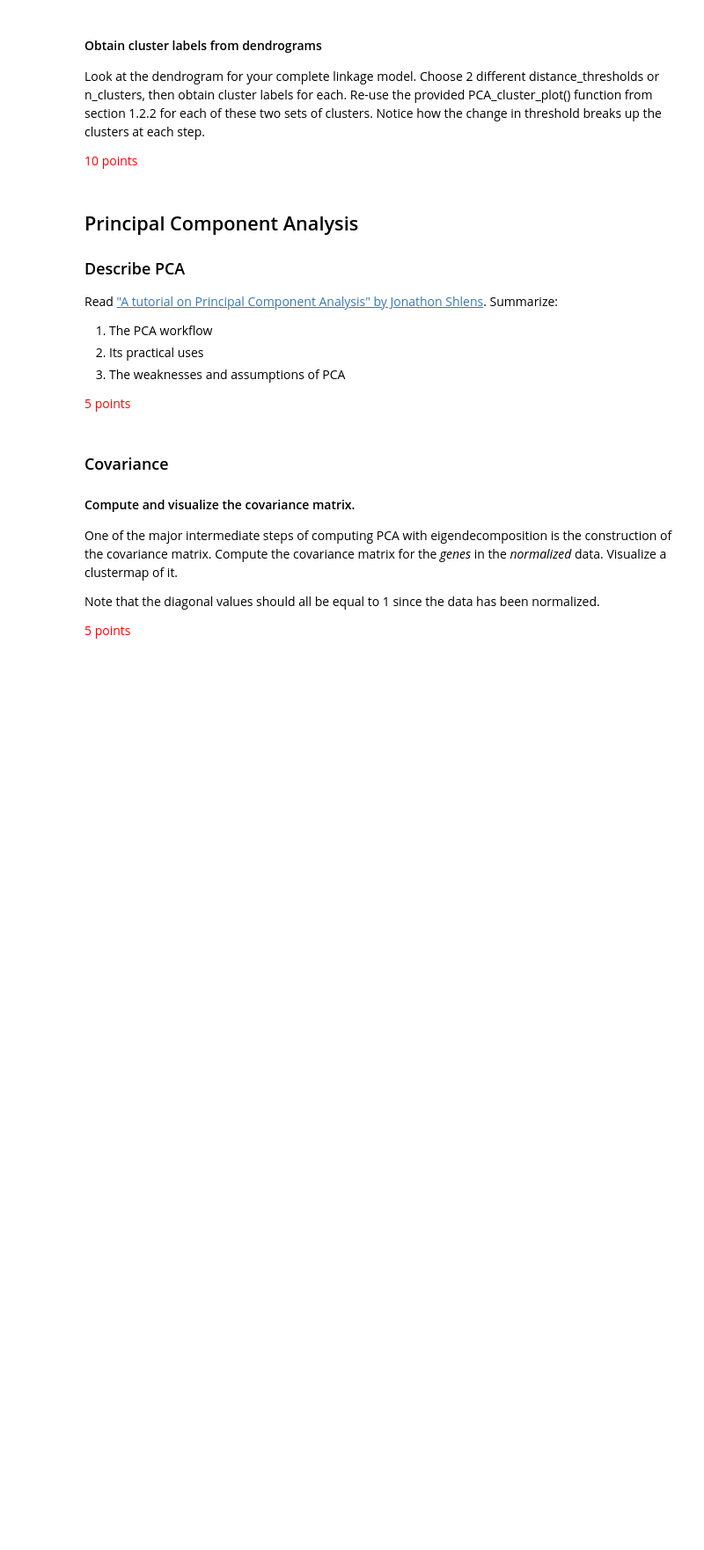
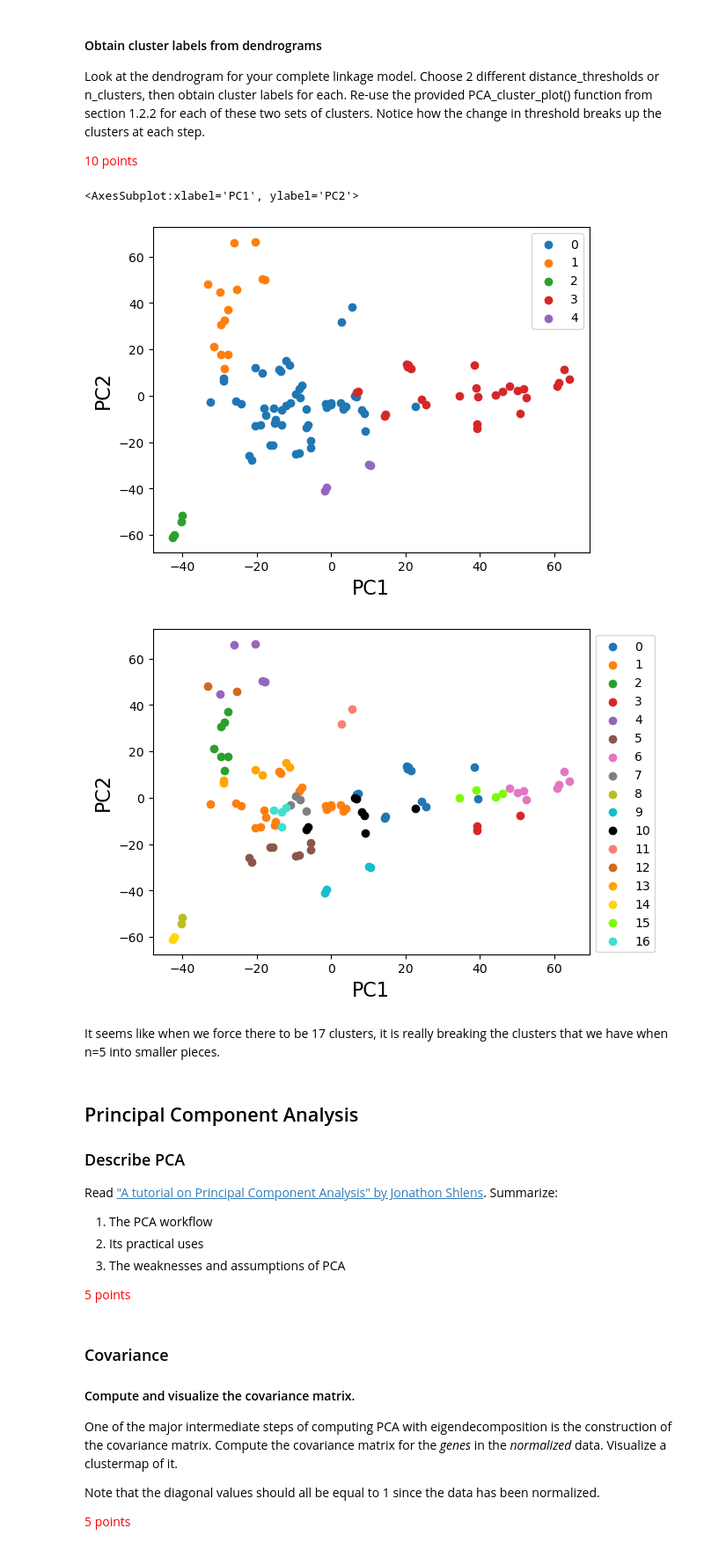
Before and after one commit to XuwenAmyLou/SP23-BENG213, a Jupyter notebook: HW2/Homework 2_ Unsupervised Learning.ipynb, the cells around one changed output. Shown at 88% size. Drawn from its saved outputs; the diff is of its cells as text; code cells hidden in the pictures; blank space fills up the shorter version.

```diff
--- a/HW2/Homework 2_ Unsupervised Learning.ipynb
+++ b/HW2/Homework 2_ Unsupervised Learning.ipynb
@@ -427,6 +455,26 @@ Use agglomerative clustering with single and complete linkage types and display
 Look at the dendrogram for your complete linkage model. Choose 2 different distance_thresholds or n_clusters, then obtain cluster labels for each. Re-use the provided PCA_cluster_plot() function from section 1.2.2 for each of these two sets of clusters. Notice how the change in threshold breaks up the clusters at each step.
 
 <span style="color:red">10 points</span>
+# %%
+from sklearn.cluster import AgglomerativeClustering
+
+clustering_model_1 = AgglomerativeClustering(n_clusters=5, linkage='complete')
+clustering_model_1.fit(data_T)
+labels_1 = pd.Series(clustering_model_1.labels_, data.columns)
+
+clustering_model_2 = AgglomerativeClustering(n_clusters=17, linkage='complete')
+clustering_model_2.fit(data_T)
+labels_2 = pd.Series(clustering_model_2.labels_, data.columns)
+
+
+PCA_cluster_plot(data, labels_1, ax = None)
+PCA_cluster_plot(data, labels_2, ax = None)
+# %% [output]
+<AxesSubplot:xlabel='PC1', ylabel='PC2'>
+[figure, added]
+[figure, added]
+# %% [markdown]
+It seems like when we force there to be 17 clusters, it is really breaking the clusters that we have when n=5 into smaller pieces.
 # %% [markdown]
 ## Principal Component Analysis
 
```
Also changed, not shown: parts of 14 cells of this notebook, 1 other file.
